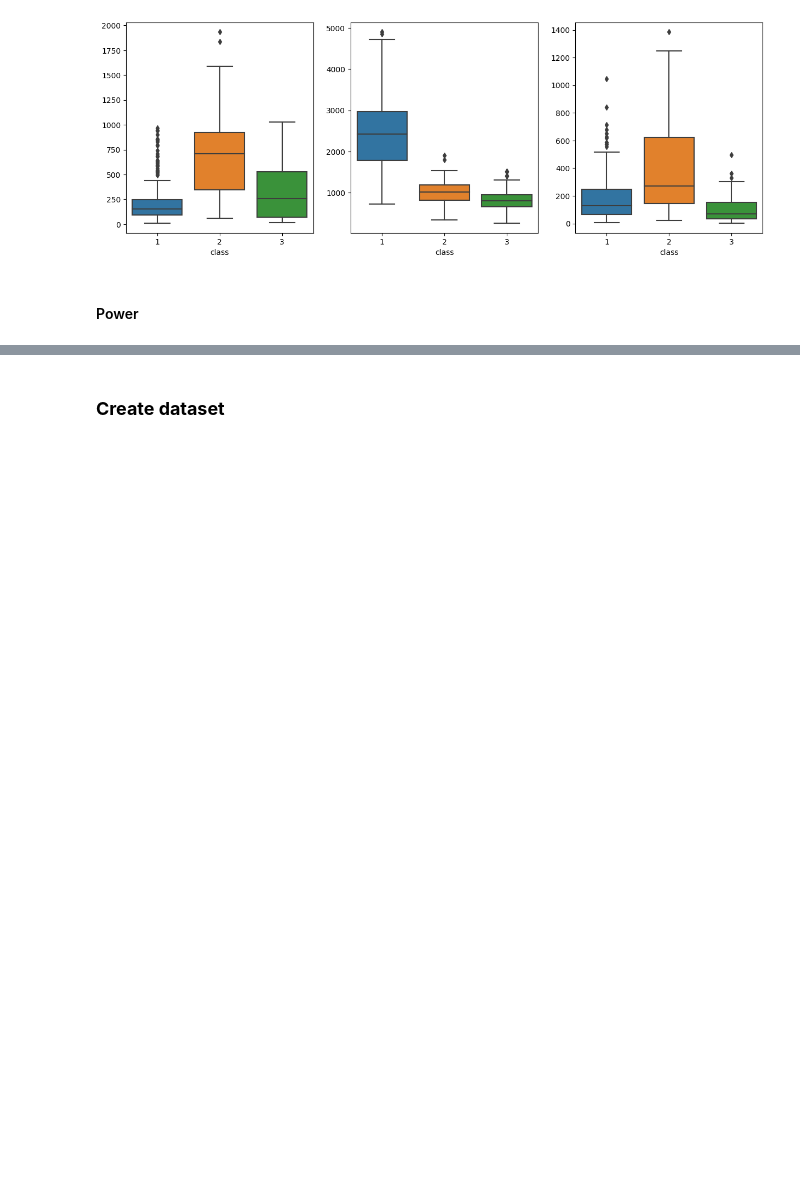
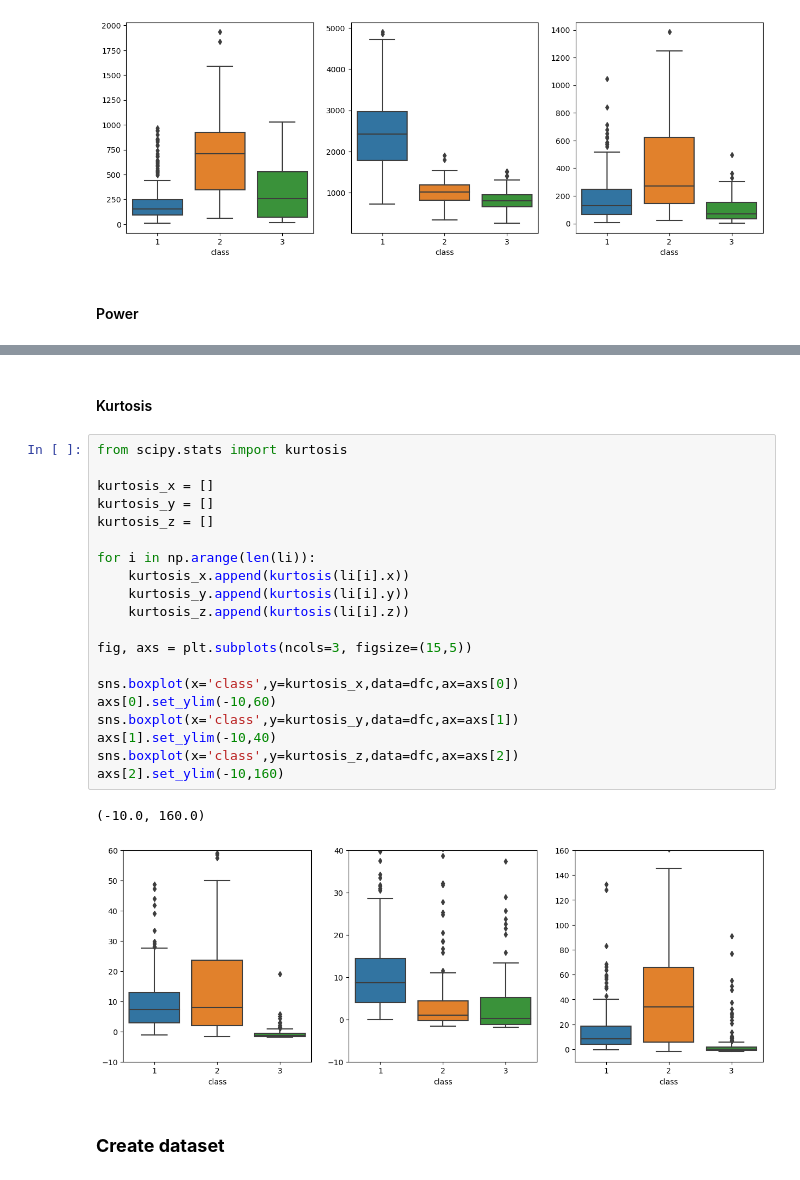
Before and after one commit to Vinavil334/SL4HD, a Jupyter notebook: The_Great_Giochini.ipynb, the cells around one changed output, grey strips where cells are left out. Saved outputs shown, nothing was run; the diff lists cells and outputs as text; blank space fills up the shorter version.

```diff
--- a/The_Great_Giochini.ipynb
+++ b/The_Great_Giochini.ipynb
@@ -440,3 +505,28 @@ sns.boxplot(x='class',y=powers_z,data=dfc,ax=axs[2])
+# %% [markdown]
+#### Kurtosis
+# %%
+from scipy.stats import kurtosis
+
+kurtosis_x = []
+kurtosis_y = []
+kurtosis_z = []
+
+for i in np.arange(len(li)):
+    kurtosis_x.append(kurtosis(li[i].x))
+    kurtosis_y.append(kurtosis(li[i].y))
+    kurtosis_z.append(kurtosis(li[i].z))
+
+fig, axs = plt.subplots(ncols=3, figsize=(15,5))
+
+sns.boxplot(x='class',y=kurtosis_x,data=dfc,ax=axs[0])
+axs[0].set_ylim(-10,60)
+sns.boxplot(x='class',y=kurtosis_y,data=dfc,ax=axs[1])
+axs[1].set_ylim(-10,40)
+sns.boxplot(x='class',y=kurtosis_z,data=dfc,ax=axs[2])
+axs[2].set_ylim(-10,160)
+# %% [output]
+(-10.0, 160.0)
+[figure, added]
 # %% [markdown]
 ### **Create dataset**
 # %%
```
Also changed, not shown: parts of 17 cells of this notebook.
